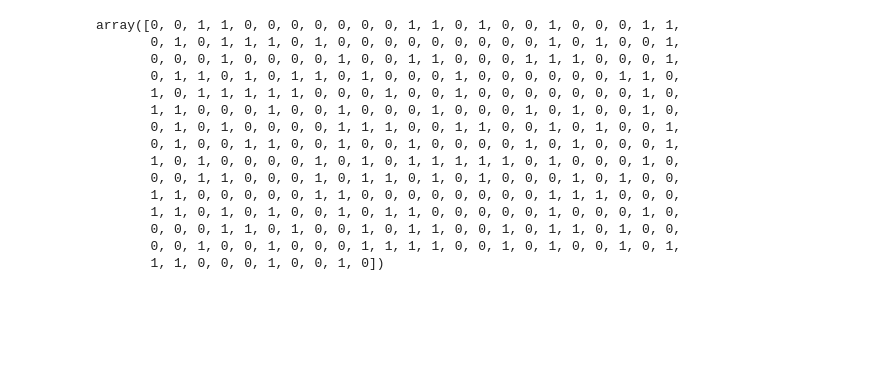
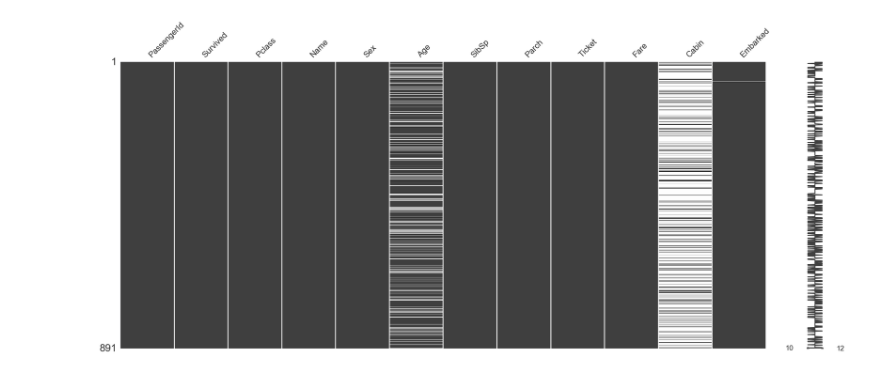
Before and after one commit to Leeaandrob/machinelearningstudy, a Jupyter notebook: project01/Titanic_V1.ipynb, the cells around one changed output. Drawn from its saved outputs; the diff is of its cells as text; code cells hidden in the pictures; blank space fills up the shorter version.

```diff
--- a/project01/Titanic_V1.ipynb
+++ b/project01/Titanic_V1.ipynb
@@ -5,8 +10,9 @@ Quais os fatores que fizeram as pessoas mais propensas a sobreviver?
 import pandas as pd
 import numpy as np
 import matplotlib.pyplot as plt
+import missingno as msno
 
 %matplotlib inline
 
-data = pd.read_csv('train.csv')
+data_train = pd.read_csv('train.csv')
 data_test = pd.read_csv('test.csv')
@@ -99,18 +19,5 @@ dtype: float64
-# %%
-forest.predict(data_test)
-# %% [output]
-array([0, 0, 1, 1, 0, 0, 0, 0, 0, 0, 0, 1, 1, 0, 1, 0, 0, 1, 0, 0, 0, 1, 1,
-       0, 1, 0, 1, 1, 1, 0, 1, 0, 0, 0, 0, 0, 0, 0, 0, 0, 1, 0, 1, 0, 0, 1,
-       0, 0, 0, 1, 0, 0, 0, 0, 1, 0, 0, 1, 1, 0, 0, 0, 1, 1, 1, 0, 0, 0, 1,
-       0, 1, 1, 0, 1, 0, 1, 1, 0, 1, 0, 0, 0, 1, 0, 0, 0, 0, 0, 0, 1, 1, 0,
-       1, 0, 1, 1, 1, 1, 1, 0, 0, 0, 1, 0, 0, 1, 0, 0, 0, 0, 0, 0, 0, 1, 0,
-       1, 1, 0, 0, 0, 1, 0, 0, 1, 0, 0, 0, 1, 0, 0, 0, 1, 0, 1, 0, 0, 1, 0,
-       0, 1, 0, 1, 0, 0, 0, 0, 1, 1, 1, 0, 0, 1, 1, 0, 0, 1, 0, 1, 0, 0, 1,
-       0, 1, 0, 0, 1, 1, 0, 0, 1, 0, 0, 1, 0, 0, 0, 0, 1, 0, 1, 0, 0, 0, 1,
-       1, 0, 1, 0, 0, 0, 0, 1, 0, 1, 0, 1, 1, 1, 1, 1, 0, 1, 0, 0, 0, 1, 0,
-       0, 0, 1, 1, 0, 0, 0, 1, 0, 1, 1, 0, 1, 0, 1, 0, 0, 0, 1, 0, 1, 0, 0,
-       1, 1, 0, 0, 0, 0, 0, 1, 1, 0, 0, 0, 0, 0, 0, 0, 0, 1, 1, 1, 0, 0, 0,
-       1, 1, 0, 1, 0, 1, 0, 0, 1, 0, 1, 1, 0, 0, 0, 0, 0, 1, 0, 0, 0, 1, 0,
-       0, 0, 0, 1, 1, 0, 1, 0, 0, 1, 0, 1, 1, 0, 0, 1, 0, 1, 1, 0, 1, 0, 0,
-       0, 0, 1, 0, 0, 1, 0, 0, 0, 1, 1, 1, 1, 0, 0, 1, 0, 1, 0, 0, 1, 0, 1,
-       1, 1, 0, 0, 0, 1, 0, 0, 1, 0])
+# %%
+# missing values from data_train
+msno.matrix(data_train)
+# %% [output]
+[figure, added]
```
Also changed, not shown: parts of 13 cells of this notebook.
